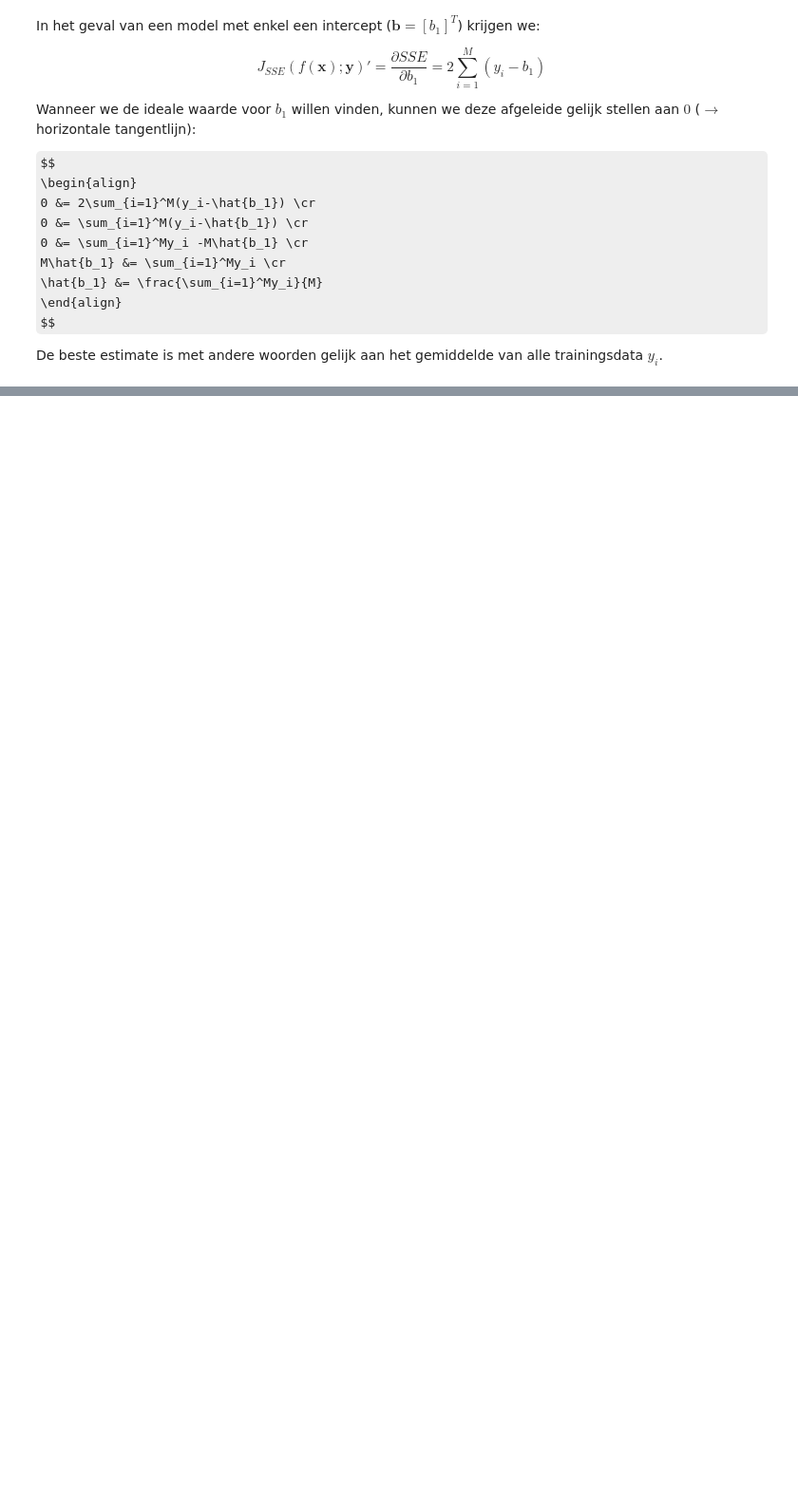
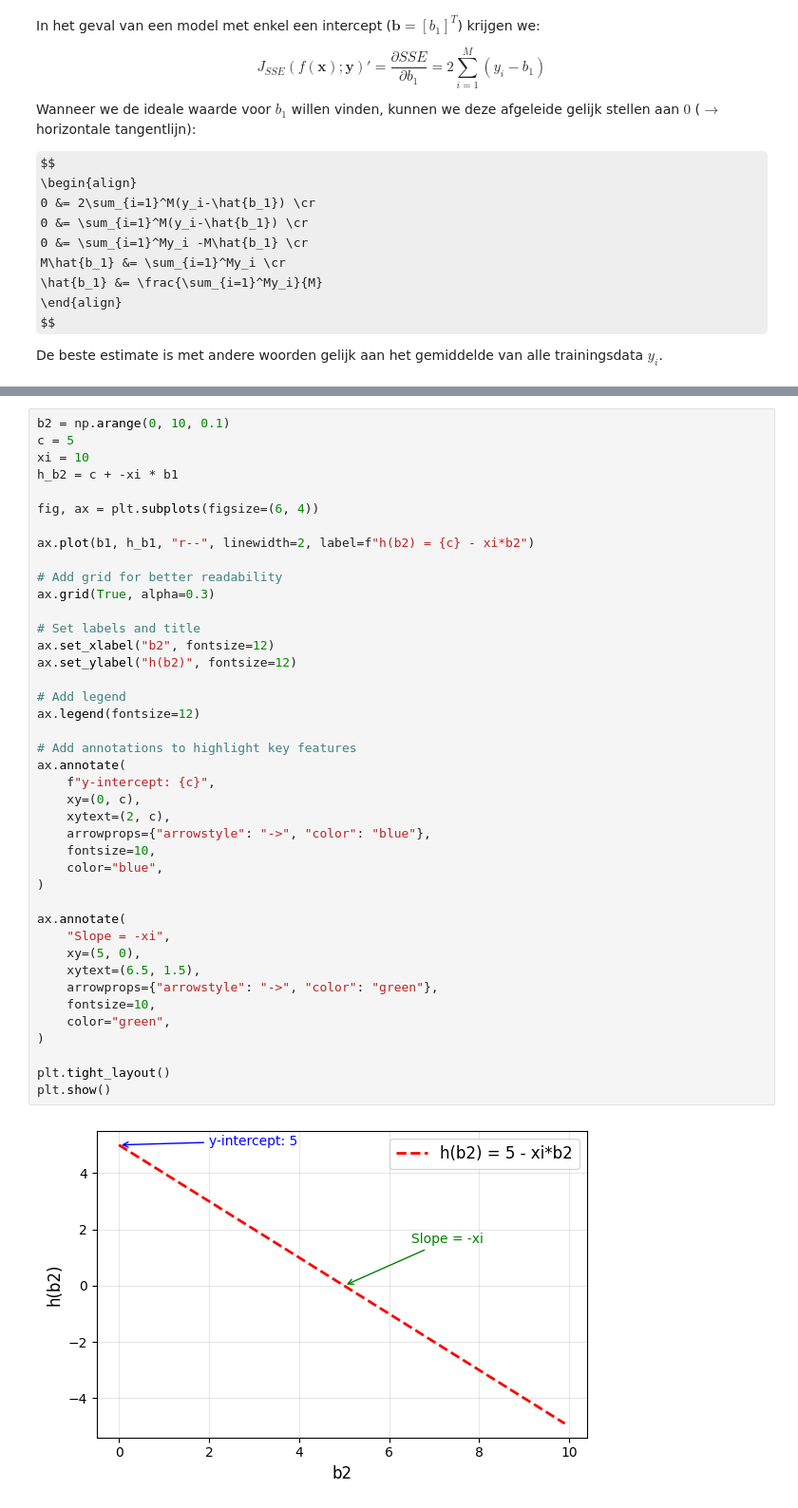
Before and after one commit to ap-mdi-it/ml-courses, a Jupyter notebook: book/math_foundations/linalg/lineaire_regressie/gradient.ipynb, the cells around one changed output, grey strips where cells are left out. Shown at 95% size. Drawn from its saved outputs; the diff is of its cells as text; some formulas as TeX source; blank space fills up the shorter version.

```diff
--- a/book/math_foundations/linalg/lineaire_regressie/gradient.ipynb
+++ b/book/math_foundations/linalg/lineaire_regressie/gradient.ipynb
@@ -142,0 +264,43 @@ Daarvoor moeten we eerst het partiële afgeleiden toelichten.
+# %%
+b2 = np.arange(0, 10, 0.1)
+c = 5
+xi = 10
+h_b2 = c + -xi * b1
+
+fig, ax = plt.subplots(figsize=(6, 4))
+
+ax.plot(b1, h_b1, "r--", linewidth=2, label=f"h(b2) = {c} - xi*b2")
+
+# Add grid for better readability
+ax.grid(True, alpha=0.3)
+
+# Set labels and title
+ax.set_xlabel("b2", fontsize=12)
+ax.set_ylabel("h(b2)", fontsize=12)
+
+# Add legend
+ax.legend(fontsize=12)
+
+# Add annotations to highlight key features
+ax.annotate(
+    f"y-intercept: {c}",
+    xy=(0, c),
+    xytext=(2, c),
+    arrowprops={"arrowstyle": "->", "color": "blue"},
+    fontsize=10,
+    color="blue",
+)
+
+ax.annotate(
+    "Slope = -xi",
+    xy=(5, 0),
+    xytext=(6.5, 1.5),
+    arrowprops={"arrowstyle": "->", "color": "green"},
+    fontsize=10,
+    color="green",
+)
+
+plt.tight_layout()
+plt.show()
+# %% [output]
+[figure, added]
```
Also changed, not shown: parts of 7 cells of this notebook.
